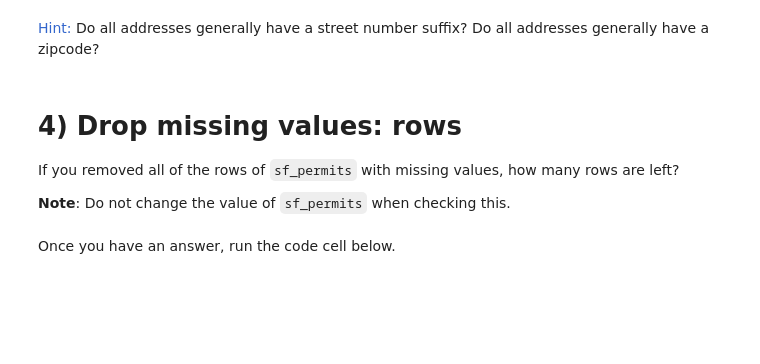
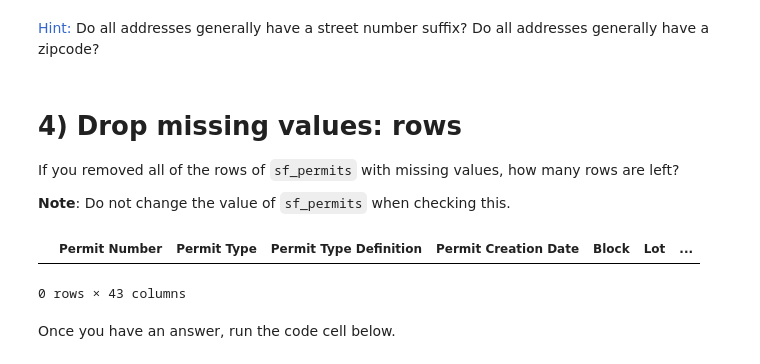
Before and after one commit to bazchen/kaggle, a Jupyter notebook: data-cleaning-exercise-handling-missing-values.ipynb, the cells around one changed output. Cells and saved outputs as stored; diff of their text form; code cells hidden in the pictures; blank space fills up the shorter version.

Commit message:
Kaggle Notebook | Learn: Data Cleaning | Exercise: Handling Missing Values | Version 4 - Completed

```diff
--- a/data-cleaning-exercise-handling-missing-values.ipynb
+++ b/data-cleaning-exercise-handling-missing-values.ipynb
@@ -139,3 +137,12 @@ If you removed all of the rows of `sf_permits` with missing values, how many row
+# %%
+sf_permits.head()
+
+# drop rows (0 remain because each row contains a missing value)
+cleaned_data_rows = sf_permits.dropna()
+cleaned_data_rows
+# %% [output]
+|  | Permit Number | Permit Type | Permit Type Definition | Permit Creation Date | Block | Lot | ... |
+0 rows × 43 columns
 # %% [markdown]
 Once you have an answer, run the code cell below.
 # %%
```
Also changed, not shown: parts of 6 cells of this notebook.
